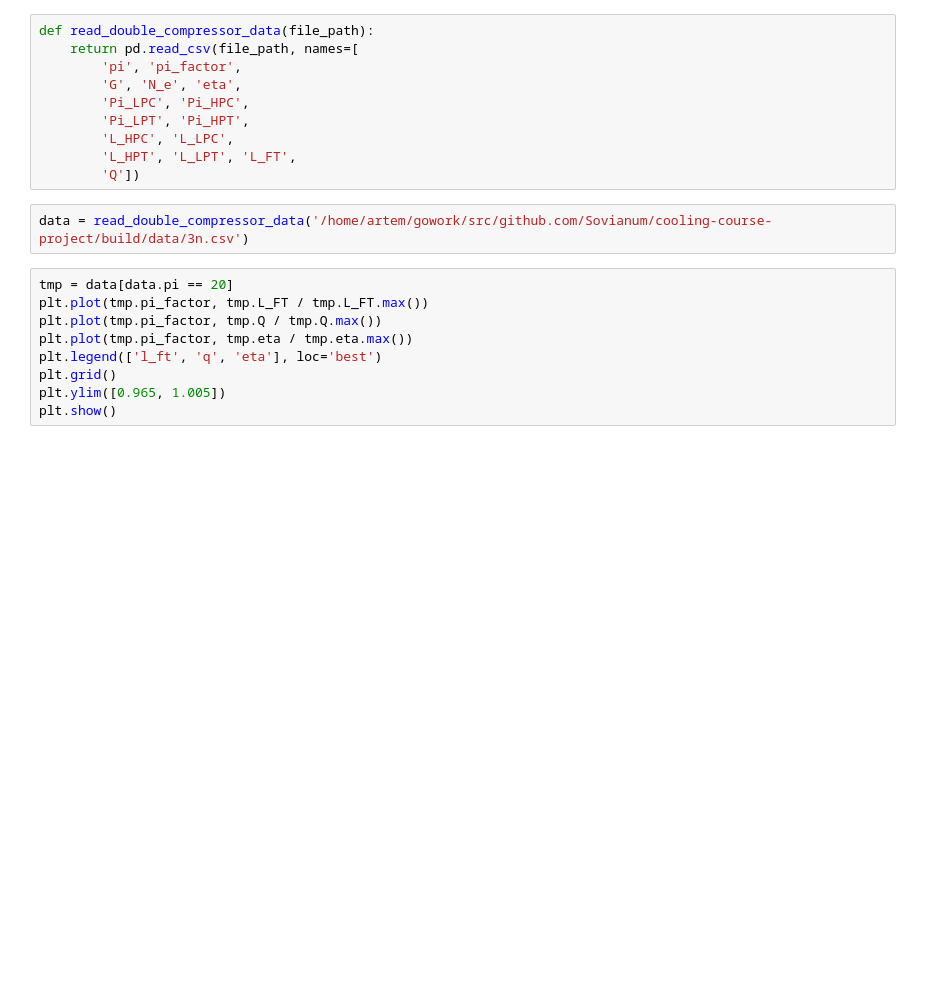
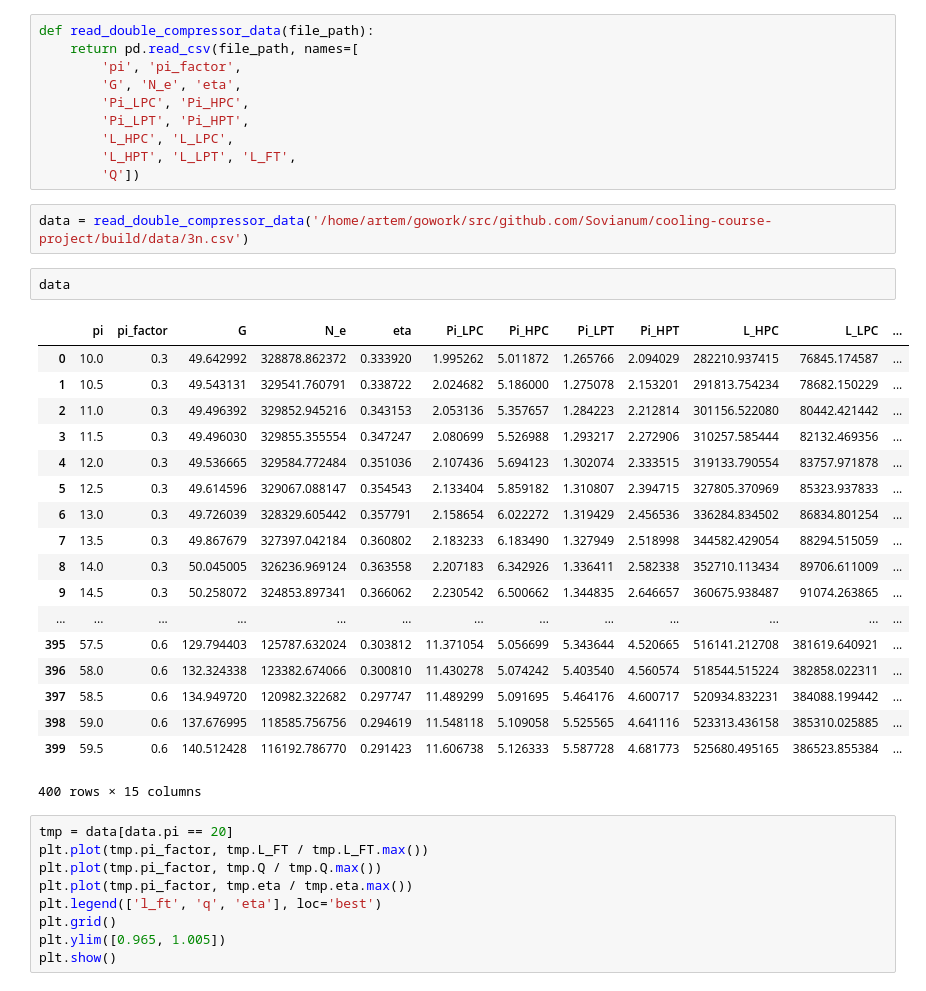
Before and after one commit to Sovianum/cooling-course-project, a Jupyter notebook: postprocessing/notebooks/cycle/quick_analysis.ipynb, the cells around one changed output. Cells and saved outputs as stored; diff of their text form; blank space fills up the shorter version.

```diff
--- a/postprocessing/notebooks/cycle/quick_analysis.ipynb
+++ b/postprocessing/notebooks/cycle/quick_analysis.ipynb
@@ -18,6 +18,27 @@ def read_double_compressor_data(file_path):
         'Q'])
 # %%
 data = read_double_compressor_data('/home/artem/gowork/src/github.com/Sovianum/cooling-course-project/build/data/3n.csv')
+# %%
+data
+# %% [output]
+|  | pi | pi_factor | G | N_e | eta | Pi_LPC | Pi_HPC | Pi_LPT | Pi_HPT | L_HPC | L_LPC | ... |
+| 0 | 10.0 | 0.3 | 49.642992 | 328878.862372 | 0.333920 | 1.995262 | 5.011872 | 1.265766 | 2.094029 | 282210.937415 | 76845.174587 | ... |
+| 1 | 10.5 | 0.3 | 49.543131 | 329541.760791 | 0.338722 | 2.024682 | 5.186000 | 1.275078 | 2.153201 | 291813.754234 | 78682.150229 | ... |
+| 2 | 11.0 | 0.3 | 49.496392 | 329852.945216 | 0.343153 | 2.053136 | 5.357657 | 1.284223 | 2.212814 | 301156.522080 | 80442.421442 | ... |
+| 3 | 11.5 | 0.3 | 49.496030 | 329855.355554 | 0.347247 | 2.080699 | 5.526988 | 1.293217 | 2.272906 | 310257.585444 | 82132.469356 | ... |
+| 4 | 12.0 | 0.3 | 49.536665 | 329584.772484 | 0.351036 | 2.107436 | 5.694123 | 1.302074 | 2.333515 | 319133.790554 | 83757.971878 | ... |
+| 5 | 12.5 | 0.3 | 49.614596 | 329067.088147 | 0.354543 | 2.133404 | 5.859182 | 1.310807 | 2.394715 | 327805.370969 | 85323.937833 | ... |
+| 6 | 13.0 | 0.3 | 49.726039 | 328329.605442 | 0.357791 | 2.158654 | 6.022272 | 1.319429 | 2.456536 | 336284.834502 | 86834.801254 | ... |
+| 7 | 13.5 | 0.3 | 49.867679 | 327397.042184 | 0.360802 | 2.183233 | 6.183490 | 1.327949 | 2.518998 | 344582.429054 | 88294.515059 | ... |
+| 8 | 14.0 | 0.3 | 50.045005 | 326236.969124 | 0.363558 | 2.207183 | 6.342926 | 1.336411 | 2.582338 | 352710.113434 | 89706.611009 | ... |
+| 9 | 14.5 | 0.3 | 50.258072 | 324853.897341 | 0.366062 | 2.230542 | 6.500662 | 1.344835 | 2.646657 | 360675.938487 | 91074.263865 | ... |
+| ... | ... | ... | ... | ... | ... | ... | ... | ... | ... | ... | ... | ... |
+| 395 | 57.5 | 0.6 | 129.794403 | 125787.632024 | 0.303812 | 11.371054 | 5.056699 | 5.343644 | 4.520665 | 516141.212708 | 381619.640921 | ... |
+| 396 | 58.0 | 0.6 | 132.324338 | 123382.674066 | 0.300810 | 11.430278 | 5.074242 | 5.403540 | 4.560574 | 518544.515224 | 382858.022311 | ... |
+| 397 | 58.5 | 0.6 | 134.949720 | 120982.322682 | 0.297747 | 11.489299 | 5.091695 | 5.464176 | 4.600717 | 520934.832231 | 384088.199442 | ... |
+| 398 | 59.0 | 0.6 | 137.676995 | 118585.756756 | 0.294619 | 11.548118 | 5.109058 | 5.525565 | 4.641116 | 523313.436158 | 385310.025885 | ... |
+| 399 | 59.5 | 0.6 | 140.512428 | 116192.786770 | 0.291423 | 11.606738 | 5.126333 | 5.587728 | 4.681773 | 525680.495165 | 386523.855384 | ... |
+400 rows × 15 columns
 # %%
 tmp = data[data.pi == 20]
 plt.plot(tmp.pi_factor, tmp.L_FT / tmp.L_FT.max())
```
Also changed, not shown: 7 other files.
